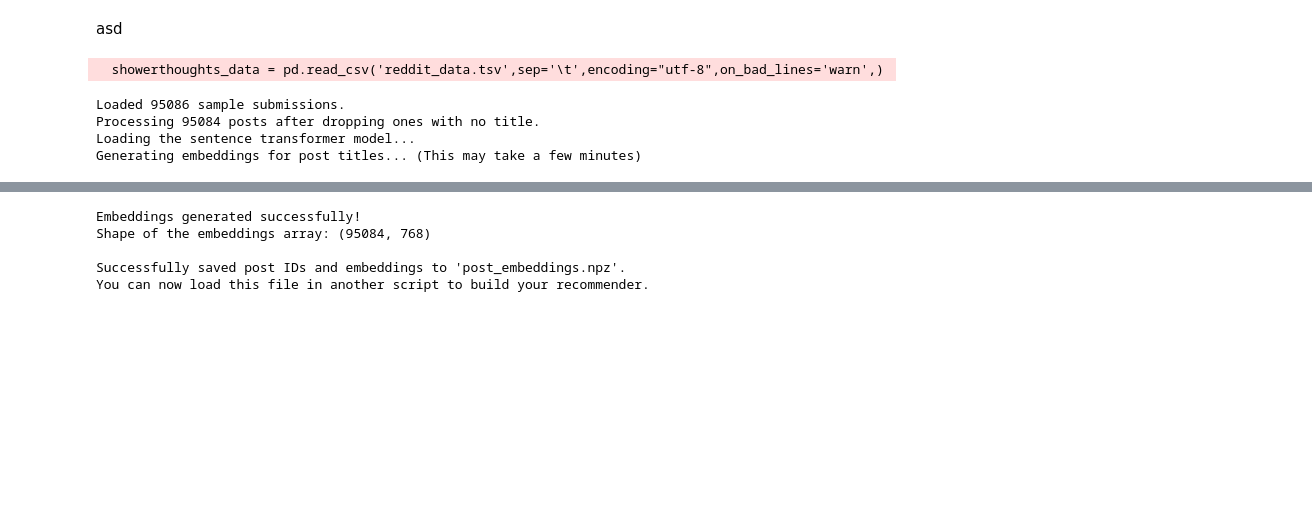
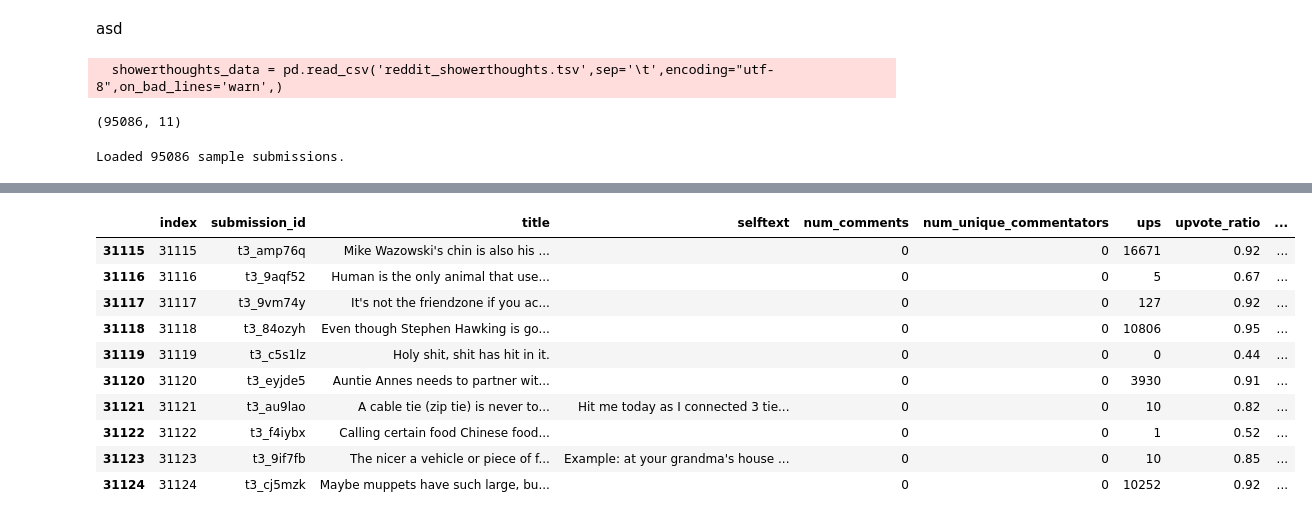
Before and after one commit to axyn45/comp9727-25t2, a Jupyter notebook: project/testfield/wk08-1.ipynb, the cells around one changed output, grey strips where cells are left out. Saved outputs shown, nothing was run; the diff lists cells and outputs as text; code cells hidden in the pictures; blank space fills up the shorter version.

```diff
--- a/project/testfield/wk08-1.ipynb
+++ b/project/testfield/wk08-1.ipynb
@@ -8,17 +8,27 @@ import numpy as np
 
 
 dtype={'index':int,'submission_id':str,'title':str,'selftext':str,'num_comments':int,'num_unique_commentators':int,'ups':int,'upvote_ratio':float,'author':str,'created_utc':str,'text_only':str}
-showerthoughts_data = pd.read_csv('reddit_data.tsv',sep='\t',encoding="utf-8",on_bad_lines='warn',)
+showerthoughts_data = pd.read_csv('reddit_showerthoughts.tsv',sep='\t',encoding="utf-8",on_bad_lines='warn',)
+showerthoughts_data.shape
 # %% [output]
-  showerthoughts_data = pd.read_csv('reddit_data.tsv',sep='\t',encoding="utf-8",on_bad_lines='warn',)
+  showerthoughts_data = pd.read_csv('reddit_showerthoughts.tsv',sep='\t',encoding="utf-8",on_bad_lines='warn',)
+(95086, 11)
 # %%
 posts=showerthoughts_data
 # print(posts.dtypes)
 print(f"Loaded {len(posts)} sample submissions.")
 # We only need the ID and title for this task.
 # posts=posts.rename(columns={'SUBMISSION_ID':"id",'TITLE':'title','SUBREDDIT':'subreddit','AUTHOR':'author'})
+posts['title']=posts['title'].replace('[deleted by user]',np.nan)
+
 posts = posts.dropna(subset=['title'])
+posts.shape
 
+posts['selftext']=posts['selftext'].fillna('').replace('[removed]','')
+posts['selftext']=posts['selftext'].replace('[deleted]','')
+posts['combined']=posts['title'].str.replace(r'\.$', '', regex=True)+'. '+posts['selftext']
+
+posts[30120:30130]
 print(f"Processing {len(posts)} posts after dropping ones with no title.")
 
 
@@ -32,31 +42,44 @@ model = SentenceTransformer('all-mpnet-base-v2')
 
 # Prepare the sentences for the model.
 # The model expects a list of strings.
-post_titles = list(map(str,posts['title'].tolist()))
-post_selftext = list(map(str,posts['selftext'].tolist()))
+# post_titles = list(map(str,posts['title'].tolist()))
+# post_selftext = list(map(str,posts['selftext'].tolist()))
+post_combineds = list(map(str,posts['combined'].tolist()))
 
-print("Generating embeddings for post titles... (This may take a few minutes)")
-title_embeddings = model.encode(post_titles, show_progress_bar=True)
+
+print("Generating embeddings for post combineds... (This may take a few minutes)")
+# title_embeddings = model.encode(post_titles, show_progress_bar=True)
+title_embeddings = model.encode(post_combineds, show_progress_bar=True)
+
 print("Embeddings generated successfully!")
 print(f"Shape of the embeddings array: {title_embeddings.shape}") # (num_posts, embedding_dimension)
 
-print("Generating embeddings for post content... (This may take a few minutes)")
-content_embeddings= model.encode(post_selftext, show_progress_bar=True)
-print("Embeddings generated successfully!")
-print(f"Shape of the embeddings array: {content_embeddings.shape}") # (num_posts, embedding_dimension)
+# print("Generating embeddings for post content... (This may take a few minutes)")
+# content_embeddings= model.encode(post_selftext, show_progress_bar=True)
+# print("Embeddings generated successfully!")
+# print(f"Shape of the embeddings array: {content_embeddings.shape}") # (num_posts, embedding_dimension)
 
 
 # --- 3. Save the Results ---
 # It's essential to save your embeddings so you don't have to regenerate them.
 # We'll save the post IDs and their corresponding embeddings.
-post_ids = posts['index'].tolist()
+# post_ids = posts['index'].tolist()
+post_ids = posts['submission_id'].tolist()
+
 
 # Use numpy's savez_compressed to save multiple arrays efficiently.
+# np.savez_compressed(
+#     'post_embeddings.npz',
+#     ids=post_ids,
+#     title_embed=title_embeddings,
+#     content_embed=content_embeddings
+
+# )
 np.savez_compressed(
-    'post_embeddings.npz',
+    'showerthoughts_combined_embeddings.npz',
     ids=post_ids,
-    title_embed=title_embeddings,
-    content_embed=content_embeddings
+    combined_embed=title_embeddings,
+    # content_embed=content_embeddings
 
 )
 
@@ -64,6 +87,3 @@ print("\nSuccessfully saved post IDs and embeddings to 'post_embeddings.npz'.")
 print("You can now load this file in another script to build your recommender.")
 # %% [output]
 Loaded 95086 sample submissions.
-Processing 95084 posts after dropping ones with no title.
-Loading the sentence transformer model...
-Generating embeddings for post titles... (This may take a few minutes)
@@ -73,5 +105,11 @@ Generating embeddings for post content... (This may take a few minutes)
-Embeddings generated successfully!
-Shape of the embeddings array: (95084, 768)
-
-Successfully saved post IDs and embeddings to 'post_embeddings.npz'.
-You can now load this file in another script to build your recommender.
+|  | index | submission_id | title | selftext | num_comments | num_unique_commentators | ups | upvote_ratio | ... |
+| 31115 | 31115 | t3_amp76q | Mike Wazowski's chin is also his ... |  | 0 | 0 | 16671 | 0.92 | ... |
+| 31116 | 31116 | t3_9aqf52 | Human is the only animal that use... |  | 0 | 0 | 5 | 0.67 | ... |
+| 31117 | 31117 | t3_9vm74y | It's not the friendzone if you ac... |  | 0 | 0 | 127 | 0.92 | ... |
+| 31118 | 31118 | t3_84ozyh | Even though Stephen Hawking is go... |  | 0 | 0 | 10806 | 0.95 | ... |
+| 31119 | 31119 | t3_c5s1lz | Holy shit, shit has hit in it. |  | 0 | 0 | 0 | 0.44 | ... |
+| 31120 | 31120 | t3_eyjde5 | Auntie Annes needs to partner wit... |  | 0 | 0 | 3930 | 0.91 | ... |
+| 31121 | 31121 | t3_au9lao | A cable tie (zip tie) is never to... | Hit me today as I connected 3 tie... | 0 | 0 | 10 | 0.82 | ... |
+| 31122 | 31122 | t3_f4iybx | Calling certain food Chinese food... |  | 0 | 0 | 1 | 0.52 | ... |
+| 31123 | 31123 | t3_9if7fb | The nicer a vehicle or piece of f... | Example: at your grandma's house ... | 0 | 0 | 10 | 0.85 | ... |
+| 31124 | 31124 | t3_cj5mzk | Maybe muppets have such large, bu... |  | 0 | 0 | 10252 | 0.92 | ... |
```
Also changed, not shown: parts of 2 cells of this notebook, 2 other files.
